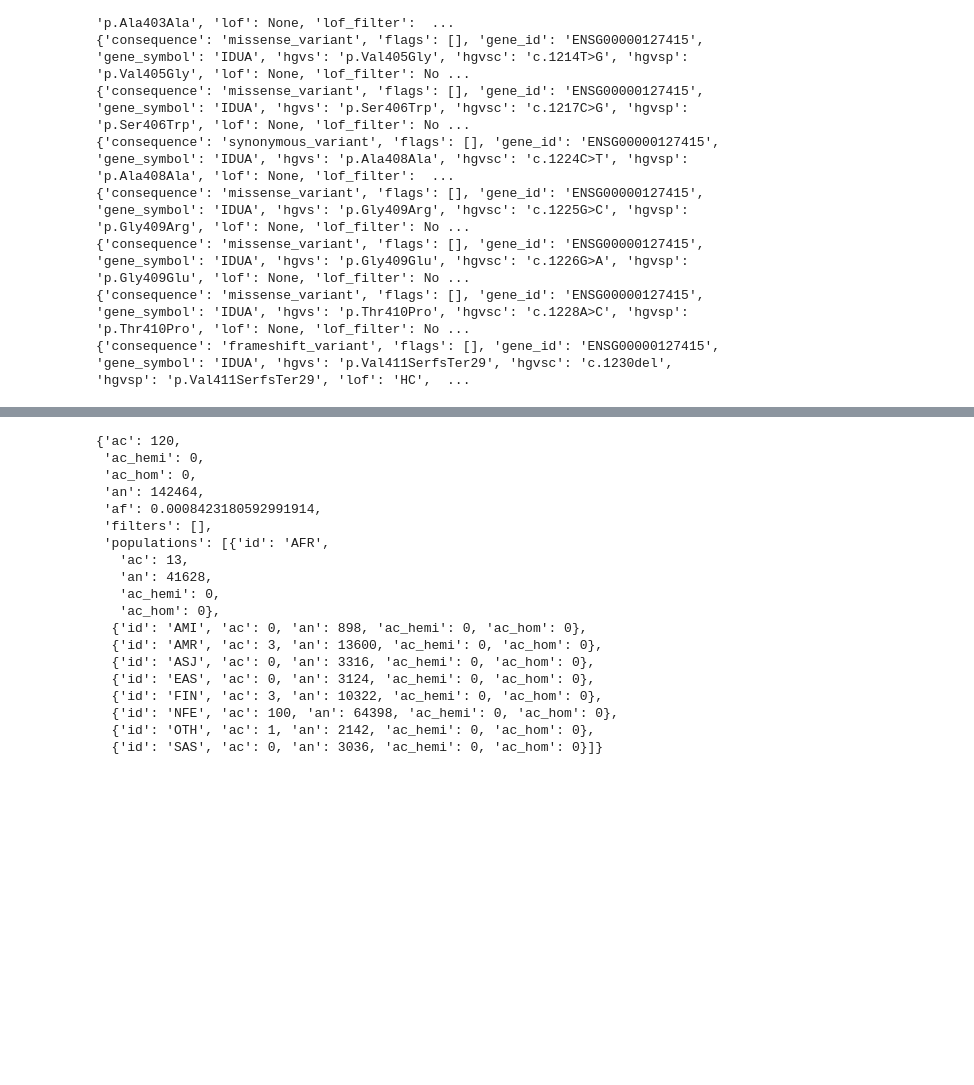
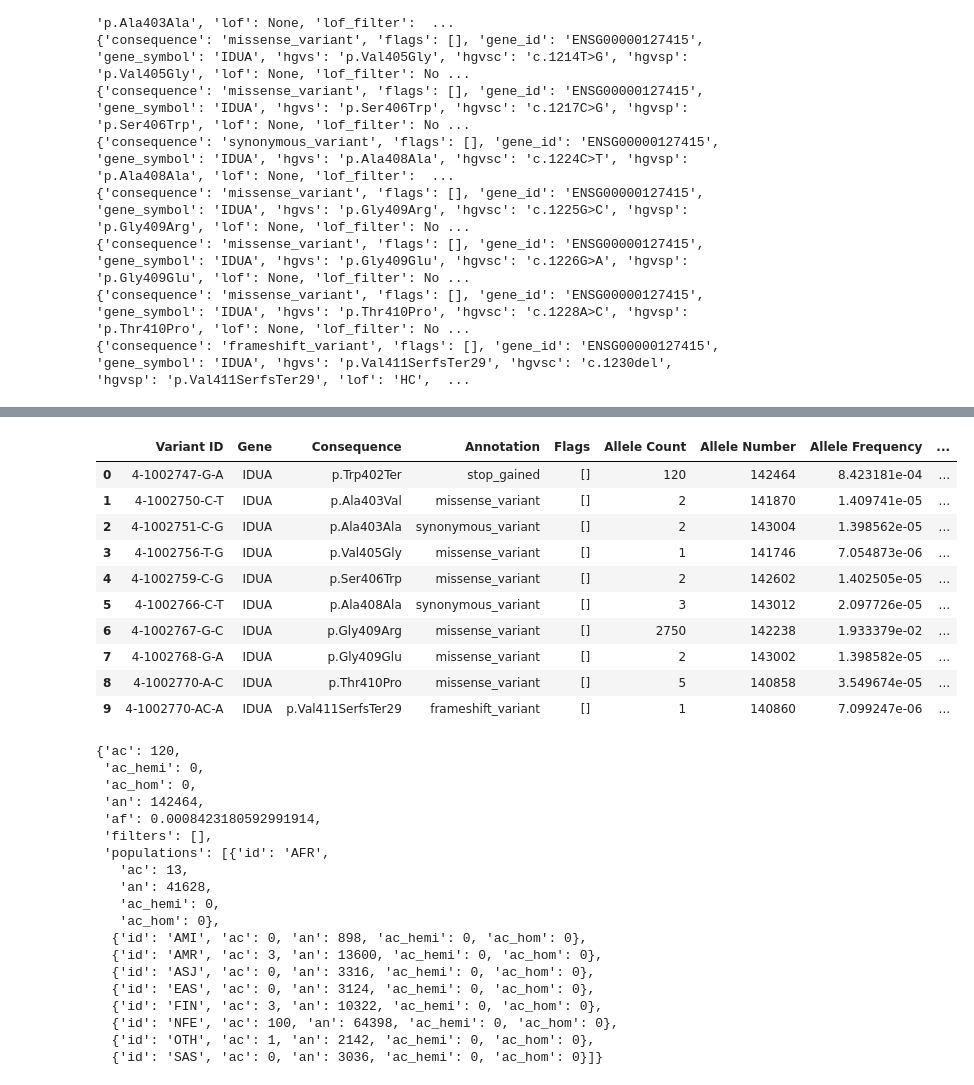
Before and after one commit to bioinfo-hcpa/pynoma, a Jupyter notebook: notebooks/requests.ipynb, the cells around one changed output, grey strips where cells are left out. Cells and saved outputs as stored; diff of their text form; code cells hidden in the pictures; blank space fills up the shorter version.

```diff
--- a/notebooks/requests.ipynb
+++ b/notebooks/requests.ipynb
@@ -571,3 +628,23 @@ TypeError: list indices must be integers or slices, not str
+# %%
+standard_cols = [
+                    'Variant ID', 'Gene', 'Consequence',
+                    'Annotation', 'Flags', 'Allele Count',
+                    'Allele Number', 'Allele Frequency',
+                    'Number of Homozygotes'
+                ]
+df_allele.loc[:, standard_cols]
+# %% [output]
+|  | Variant ID | Gene | Consequence | Annotation | Flags | Allele Count | Allele Number | Allele Frequency | ... |
+| 0 | 4-1002747-G-A | IDUA | p.Trp402Ter | stop_gained | [] | 120 | 142464 | 8.423181e-04 | ... |
+| 1 | 4-1002750-C-T | IDUA | p.Ala403Val | missense_variant | [] | 2 | 141870 | 1.409741e-05 | ... |
+| 2 | 4-1002751-C-G | IDUA | p.Ala403Ala | synonymous_variant | [] | 2 | 143004 | 1.398562e-05 | ... |
+| 3 | 4-1002756-T-G | IDUA | p.Val405Gly | missense_variant | [] | 1 | 141746 | 7.054873e-06 | ... |
+| 4 | 4-1002759-C-G | IDUA | p.Ser406Trp | missense_variant | [] | 2 | 142602 | 1.402505e-05 | ... |
+| 5 | 4-1002766-C-T | IDUA | p.Ala408Ala | synonymous_variant | [] | 3 | 143012 | 2.097726e-05 | ... |
+| 6 | 4-1002767-G-C | IDUA | p.Gly409Arg | missense_variant | [] | 2750 | 142238 | 1.933379e-02 | ... |
+| 7 | 4-1002768-G-A | IDUA | p.Gly409Glu | missense_variant | [] | 2 | 143002 | 1.398582e-05 | ... |
+| 8 | 4-1002770-A-C | IDUA | p.Thr410Pro | missense_variant | [] | 5 | 140858 | 3.549674e-05 | ... |
+| 9 | 4-1002770-AC-A | IDUA | p.Val411SerfsTer29 | frameshift_variant | [] | 1 | 140860 | 7.099247e-06 | ... |
 # %%
 variants[0]['genome']
 # %% [output]
```
Also changed, not shown: parts of 9 cells of this notebook.
